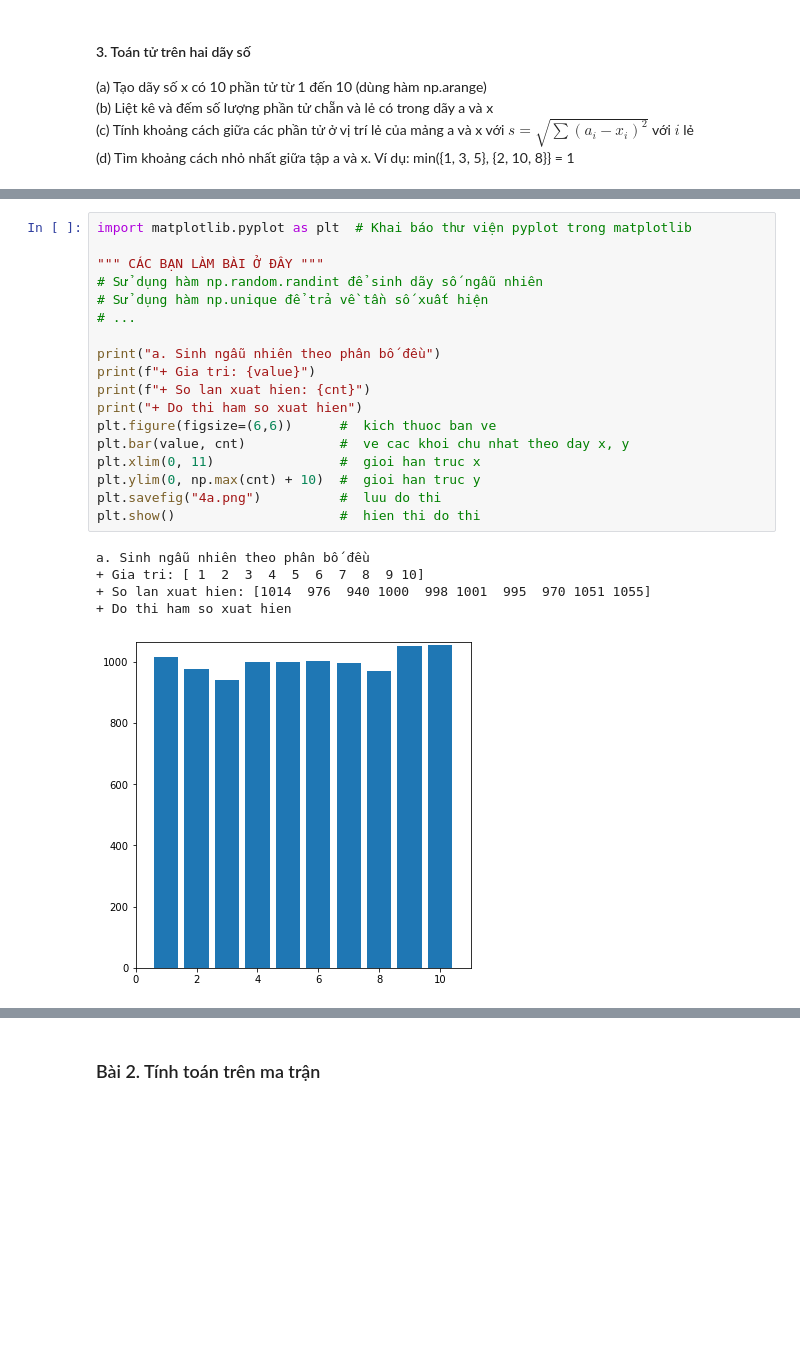
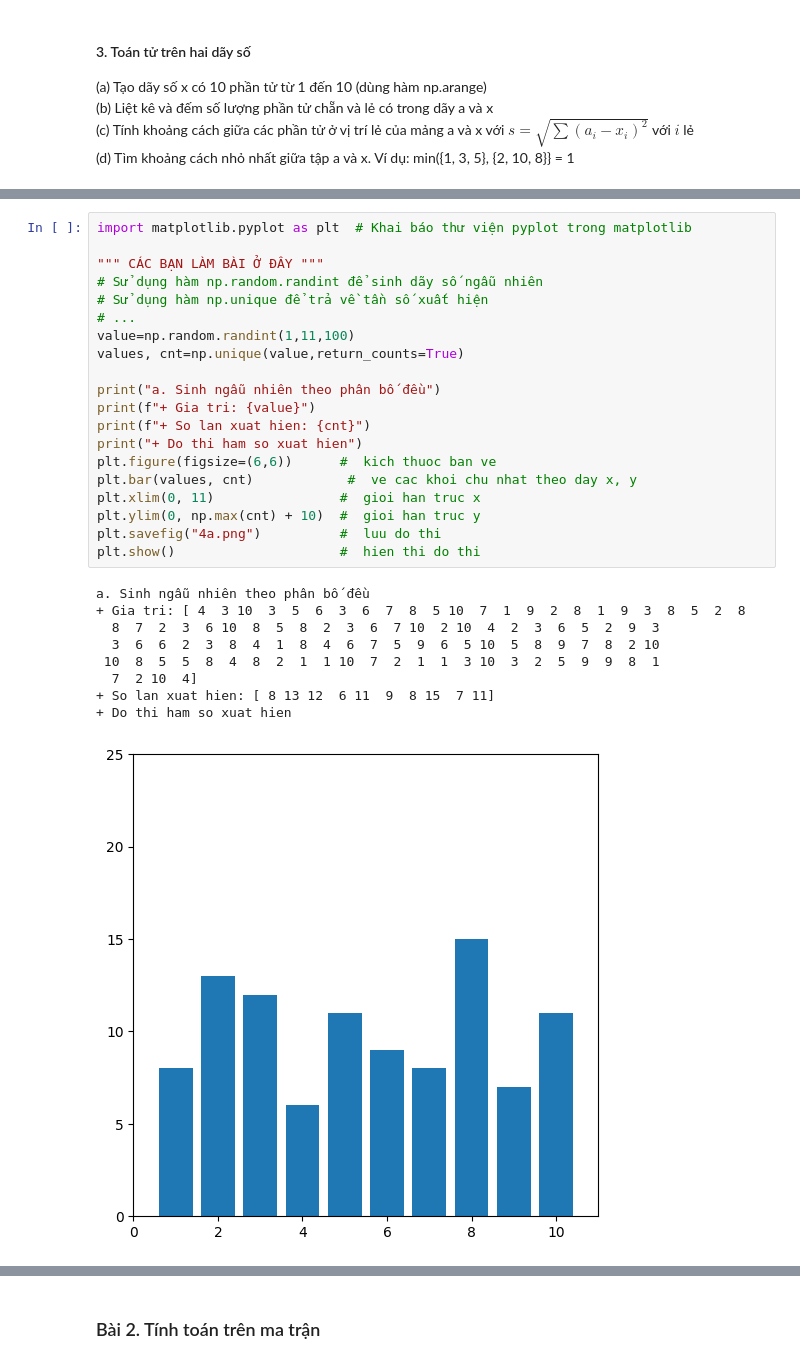
Before and after one commit to ducnhan123-co/SGU_2025_Machine_Learning_Basics, a Jupyter notebook: Lab02/04_exercise_02.ipynb, the cells around one changed output, grey strips where cells are left out. Saved outputs shown, nothing was run; the diff lists cells and outputs as text; blank space fills up the shorter version.

```diff
--- a/Lab02/04_exercise_02.ipynb
+++ b/Lab02/04_exercise_02.ipynb
@@ -132,24 +150,30 @@ d. Tìm khoảng cách nhỏ nhất giữa tập a và x. Ví dụ: min({1, 3, 5
 # %%
 import matplotlib.pyplot as plt  # Khai báo thư viện pyplot trong matplotlib
 
 """ CÁC BẠN LÀM BÀI Ở ĐÂY """
 # Sử dụng hàm np.random.randint để sinh dãy số ngẫu nhiên
 # Sử dụng hàm np.unique để trả về tần số xuất hiện
 # ...
+value=np.random.randint(1,11,100)
+values, cnt=np.unique(value,return_counts=True)
 
 print("a. Sinh ngẫu nhiên theo phân bố đều")
 print(f"+ Gia tri: {value}")
 print(f"+ So lan xuat hien: {cnt}")
 print("+ Do thi ham so xuat hien")
 plt.figure(figsize=(6,6))      #  kich thuoc ban ve
-plt.bar(value, cnt)            #  ve cac khoi chu nhat theo day x, y
+plt.bar(values, cnt)            #  ve cac khoi chu nhat theo day x, y
 plt.xlim(0, 11)                #  gioi han truc x
 plt.ylim(0, np.max(cnt) + 10)  #  gioi han truc y
 plt.savefig("4a.png")          #  luu do thi
 plt.show()                     #  hien thi do thi
 # %% [output]
 a. Sinh ngẫu nhiên theo phân bố đều
-+ Gia tri: [ 1  2  3  4  5  6  7  8  9 10]
-+ So lan xuat hien: [1014  976  940 1000  998 1001  995  970 1051 1055]
++ Gia tri: [ 4  3 10  3  5  6  3  6  7  8  5 10  7  1  9  2  8  1  9  3  8  5  2  8
+  8  7  2  3  6 10  8  5  8  2  3  6  7 10  2 10  4  2  3  6  5  2  9  3
+  3  6  6  2  3  8  4  1  8  4  6  7  5  9  6  5 10  5  8  9  7  8  2 10
+ 10  8  5  5  8  4  8  2  1  1 10  7  2  1  1  3 10  3  2  5  9  9  8  1
+  7  2 10  4]
++ So lan xuat hien: [ 8 13 12  6 11  9  8 15  7 11]
 + Do thi ham so xuat hien
-[figure, old version]
+[figure, new version]
```
Also changed, not shown: parts of 18 cells of this notebook, 3 other files.
